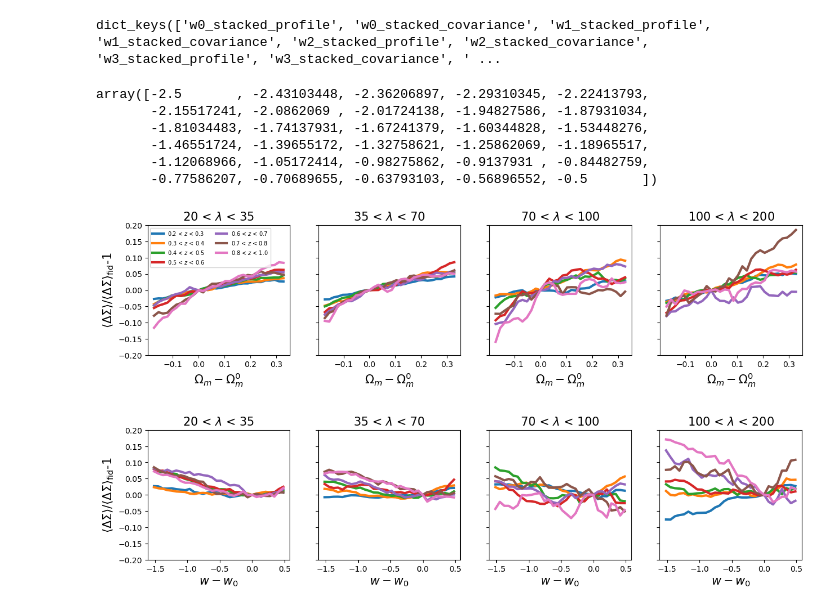
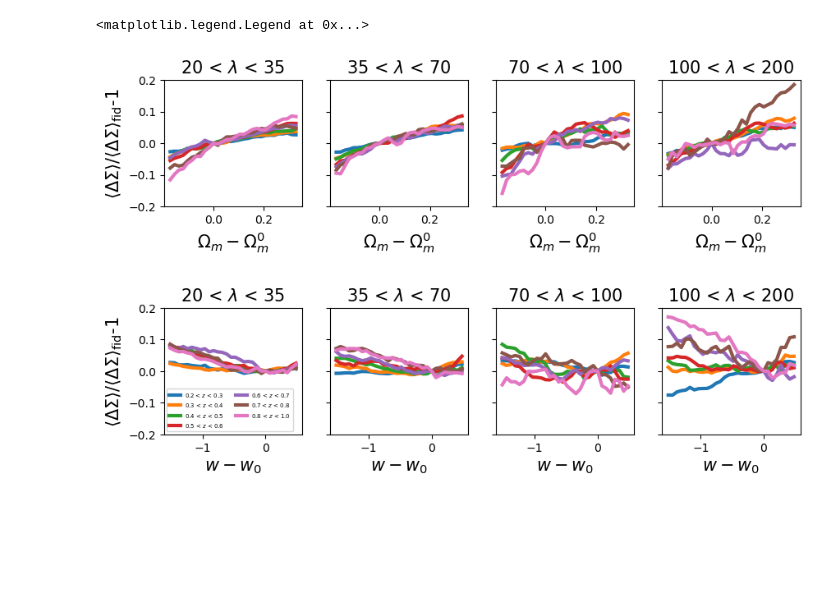
Before and after one commit to LSSTDESC/CLCosmo_Sim, a Jupyter notebook: extract_DC2_data/extract_DC2_data_vary_fiducial_cosmology/see_saved_files.ipynb, the cells around one changed output. Drawn from its saved outputs; the diff is of its cells as text; code cells hidden in the pictures; blank space fills up the shorter version.

Commit message:
add cosmo files

```diff
--- a/extract_DC2_data/extract_DC2_data_vary_fiducial_cosmology/see_saved_files.ipynb
+++ b/extract_DC2_data/extract_DC2_data_vary_fiducial_cosmology/see_saved_files.ipynb
@@ -16,11 +16,3 @@ def load(filename, **kwargs):
     """Loads GalaxyCluster object to filename using Pickle"""
     with open(filename, 'rb') as fin:
         return pickle.load(fin, **kwargs)
-# %%
-f = load('/pbs/throng/lsst/users/cpayerne/CLCosmo_Sim_database/data_vary_fuducial_cosmology/ind_profile_redmapper.pkl')
-# %%
-for i, Om_ in enumerate(np.linspace(0.1, 0.6, 30)):
-
-    plt.plot(f[f'Om{i}_radius'][0], np.mean(f[f'Om{i}_DSt'], axis=0))
-plt.xscale('log')
-#plt.loglog()
@@ -62,19 +18,0 @@ n=14
-# %%
-plt.figure(figsize=(10,5))
-for k in range(15):
-    if radius[k] < 1: continue
-    if radius[k] < 3:
-        plt.subplot(121)
-    else:
-        plt.subplot(122)
-    ds_ratio = [np.mean(f[f'w{i}_DSt'], axis=0)[k]/np.mean(f[f'w{21}_DSt'], axis=0)[k]-1 for i, w_ in enumerate(np.linspace(-2.5, -0.5, 30))]
-    plt.plot(np.linspace(-2.5, -0.5, 30), ds_ratio,
-             label = f'$R = {radius[k]:.1f}$ Mpc',
-            # color = colorFader(c1,c2,k/n),
-    lw=2)
-    plt.legend()
-
-plt.ylabel('stacked $\Delta\Sigma(R|w)/\Delta\Sigma(R|w=-1)$', fontsize=14)
-plt.xlabel(r'DE $w$', fontsize=20)
-plt.ylim(-0.2, 0.2)
-plt.legend()
@@ -93,23 +28,11 @@ closest_valueOm = Om[idxOm]
 # %%
 data_stackw = load('/pbs/throng/lsst/users/cpayerne/CLCosmo_Sim_database/data_vary_fuducial_cosmology/stacked_esd_profiles_redmapper_vary_wDE.pkl')
 w = data_stackw['wDE_value']
-print(data_stackw.keys())
 datastackw = data_stackw['w0_stacked_profile']
 idxw = np.argmin(np.abs(w - (-1)))
 closest_valuew = w[idxw]
-# %% [output]
-dict_keys(['w0_stacked_profile', 'w0_stacked_covariance', 'w1_stacked_profile', 'w1_stacked_covariance', 'w2_stacked_profile', 'w2_stacked_covariance', 'w3_stacked_profile', 'w3_stacked_covariance', ' ...
-# %%
-w
-# %% [output]
-array([-2.5       , -2.43103448, -2.36206897, -2.29310345, -2.22413793,
-       -2.15517241, -2.0862069 , -2.01724138, -1.94827586, -1.87931034,
-       -1.81034483, -1.74137931, -1.67241379, -1.60344828, -1.53448276,
-       -1.46551724, -1.39655172, -1.32758621, -1.25862069, -1.18965517,
-       -1.12068966, -1.05172414, -0.98275862, -0.9137931 , -0.84482759,
-       -0.77586207, -0.70689655, -0.63793103, -0.56896552, -0.5       ])
 # %%
-fig, ax = plt.subplots(1, len(_redshift_richness_bins.Obs_bin), sharey=True, sharex=True, figsize=(15,3))
+fig, ax = plt.subplots(1, len(_redshift_richness_bins.Obs_bin), sharey=True, sharex=True, figsize=(10,2))
 
 
 for i, z_bin in enumerate(_redshift_richness_bins.Z_bin):
@@ -147,9 +70,7 @@ for i, z_bin in enumerate(_redshift_richness_bins.Z_bin):
         ax[j].set_title(f'{richness_bin[0]} < $\lambda$ < {richness_bin[1]}', fontsize=15)
         ax[0].set_ylabel(r'$\langle \Delta\Sigma\rangle/\langle \Delta\Sigma\rangle_{\rm fid}$-1', fontsize=15)
 
-ax[0].legend(fontsize=7, ncols=2)
-
-fig, ax = plt.subplots(1, len(_redshift_richness_bins.Obs_bin), sharey=True, sharex=True, figsize=(15,3))
+fig, ax = plt.subplots(1, len(_redshift_richness_bins.Obs_bin), sharey=True, sharex=True, figsize=(10,2))
 
 for i, z_bin in enumerate(_redshift_richness_bins.Z_bin):
     for j, richness_bin in enumerate(_redshift_richness_bins.Obs_bin):
@@ -160,32 +81,34 @@ for i, z_bin in enumerate(_redshift_richness_bins.Z_bin):
             maskrichness = (datastackw['obs_mean'] > richness_bin[0])*(datastackw['obs_mean'] < richness_bin[1])
             maskbin = maskz * maskrichness
 
             datastackwfid = data_stackw['w'+str(idxw)+'_stacked_profile']
             datastackwfid_bin = datastackwfid[maskbin]
 
             x = np.array(datastackwfid_bin['radius'][0])
             y = np.array(datastackwfid_bin['DSt'][0])
 
             mask = (x > 1) & (x < 3.5)
 
             y_avg_trapzfid = np.trapz(y[mask], 2*np.pi*x[mask])
             y_avg_trapzfid *= 1/np.trapz(np.ones(np.sum(mask)), 2*np.pi*x[mask])
 
             datastackw_bin = datastackw[maskbin]
             x = np.array(datastackw_bin['radius'][0])
             y = np.array(datastackw_bin['DSt'][0])
             mask = (x > 1) & (x < 3.5)
 
             y_avg_trapz = np.trapz(y[mask], 2*np.pi*x[mask])
             y_avg_trapz *= 1/np.trapz(np.ones(np.sum(mask)), 2*np.pi*x[mask])
             ratio.append(y_avg_trapz/y_avg_trapzfid)
         ax[j].plot(w - (closest_valuew), np.array(ratio)-1, lw=3, label = f'{z_bin[0]} < $z$ < {z_bin[1]}')
         ax[j].set_ylim(-0.2, 0.2)
         ax[j].set_xlabel(r'$w - w_0$', fontsize=15)
         ax[j].set_title(f'{richness_bin[0]} < $\lambda$ < {richness_bin[1]}', fontsize=15)
         ax[0].set_ylabel(r'$\langle \Delta\Sigma\rangle/\langle \Delta\Sigma\rangle_{\rm fid}$-1', fontsize=15)
+ax[0].legend(fontsize=5, ncols=2)
 
 #ax[0].legend(fontsize=7, ncols=2)
 # %% [output]
+<matplotlib.legend.Legend at 0x...>
-[figure, old version]
+[figure, new version]
-[figure, old version]
+[figure, new version]
```
Also changed, not shown: parts of 7 cells of this notebook, 25 other files.
